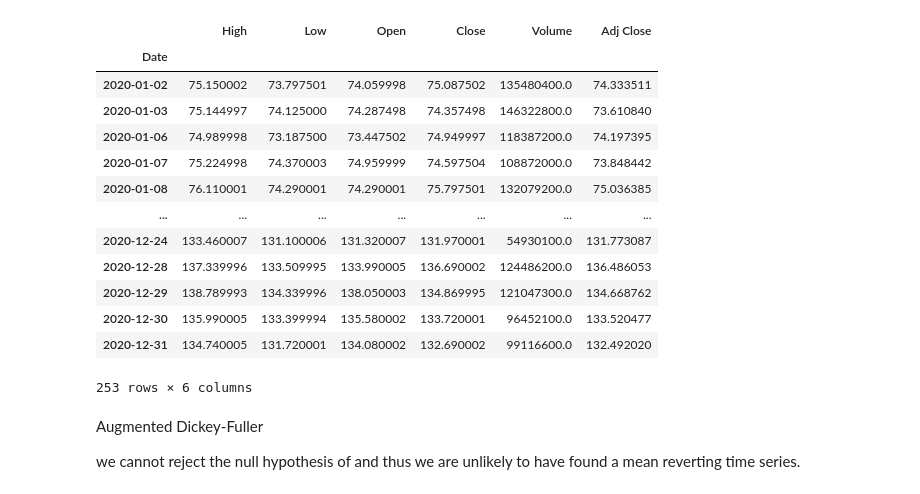
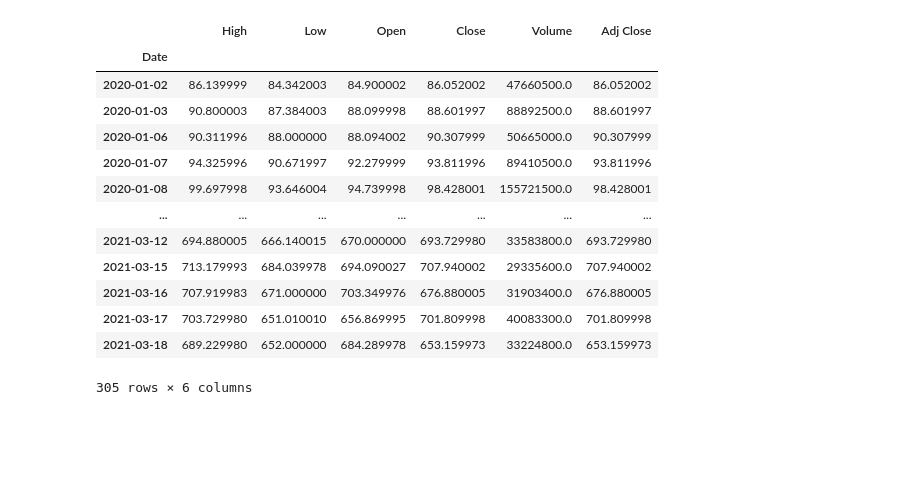
Before and after one commit to sergiocabrales/python, a Jupyter notebook: backtesting.ipynb, the cells around one changed output. Saved outputs shown, nothing was run; the diff lists cells and outputs as text; code cells hidden in the pictures; blank space fills up the shorter version.

```diff
--- a/backtesting.ipynb
+++ b/backtesting.ipynb
@@ -13,27 +13,23 @@ import datetime
 import matplotlib.pyplot as plt
 # %%
 # Get the stock quote
-df = web.DataReader('AAPL', data_source='yahoo',start='2020-01-01', end='2021-01-01')
+df = web.DataReader('TSLA', data_source='yahoo',start='2020-01-01', end='2021-03-18')
 df
 # %% [output]
 |  | High | Low | Open | Close | Volume | Adj Close |
 | Date |  |  |  |  |  |  |
-| 2020-01-02 | 75.150002 | 73.797501 | 74.059998 | 75.087502 | 135480400.0 | 74.333511 |
-| 2020-01-03 | 75.144997 | 74.125000 | 74.287498 | 74.357498 | 146322800.0 | 73.610840 |
-| 2020-01-06 | 74.989998 | 73.187500 | 73.447502 | 74.949997 | 118387200.0 | 74.197395 |
-| 2020-01-07 | 75.224998 | 74.370003 | 74.959999 | 74.597504 | 108872000.0 | 73.848442 |
-| 2020-01-08 | 76.110001 | 74.290001 | 74.290001 | 75.797501 | 132079200.0 | 75.036385 |
+| 2020-01-02 | 86.139999 | 84.342003 | 84.900002 | 86.052002 | 47660500.0 | 86.052002 |
+| 2020-01-03 | 90.800003 | 87.384003 | 88.099998 | 88.601997 | 88892500.0 | 88.601997 |
+| 2020-01-06 | 90.311996 | 88.000000 | 88.094002 | 90.307999 | 50665000.0 | 90.307999 |
+| 2020-01-07 | 94.325996 | 90.671997 | 92.279999 | 93.811996 | 89410500.0 | 93.811996 |
+| 2020-01-08 | 99.697998 | 93.646004 | 94.739998 | 98.428001 | 155721500.0 | 98.428001 |
 | ... | ... | ... | ... | ... | ... | ... |
-| 2020-12-24 | 133.460007 | 131.100006 | 131.320007 | 131.970001 | 54930100.0 | 131.773087 |
-| 2020-12-28 | 137.339996 | 133.509995 | 133.990005 | 136.690002 | 124486200.0 | 136.486053 |
-| 2020-12-29 | 138.789993 | 134.339996 | 138.050003 | 134.869995 | 121047300.0 | 134.668762 |
-| 2020-12-30 | 135.990005 | 133.399994 | 135.580002 | 133.720001 | 96452100.0 | 133.520477 |
-| 2020-12-31 | 134.740005 | 131.720001 | 134.080002 | 132.690002 | 99116600.0 | 132.492020 |
+| 2021-03-12 | 694.880005 | 666.140015 | 670.000000 | 693.729980 | 33583800.0 | 693.729980 |
+| 2021-03-15 | 713.179993 | 684.039978 | 694.090027 | 707.940002 | 29335600.0 | 707.940002 |
+| 2021-03-16 | 707.919983 | 671.000000 | 703.349976 | 676.880005 | 31903400.0 | 676.880005 |
+| 2021-03-17 | 703.729980 | 651.010010 | 656.869995 | 701.809998 | 40083300.0 | 701.809998 |
+| 2021-03-18 | 689.229980 | 652.000000 | 684.289978 | 653.159973 | 33224800.0 | 653.159973 |
-253 rows × 6 columns
+305 rows × 6 columns
-# %% [markdown]
-Augmented Dickey-Fuller
-
-we cannot reject the null hypothesis of  and thus we are unlikely to have found a mean reverting time series.
 # %%
 pip install backtesting
 # %% [output]
```
Also changed, not shown: parts of 5 cells of this notebook.
